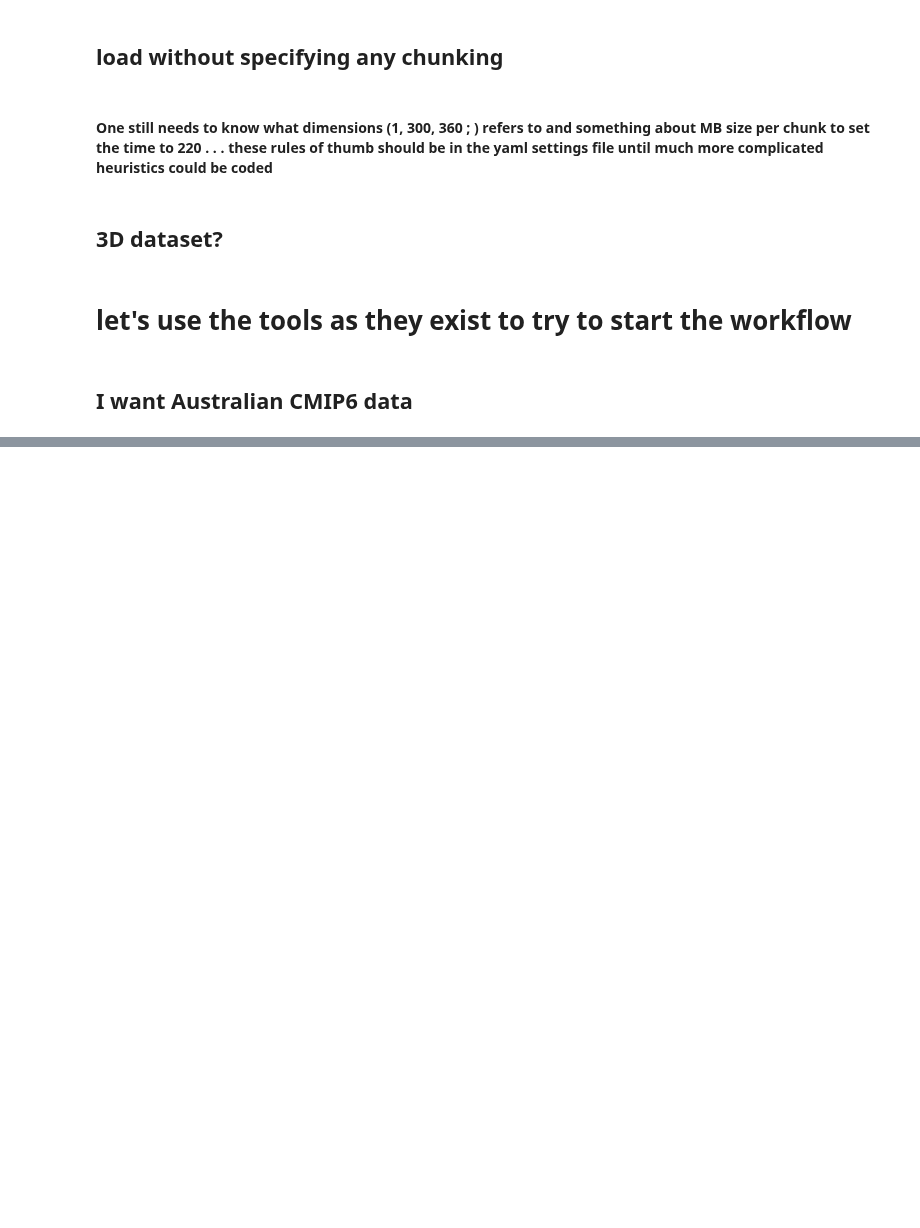
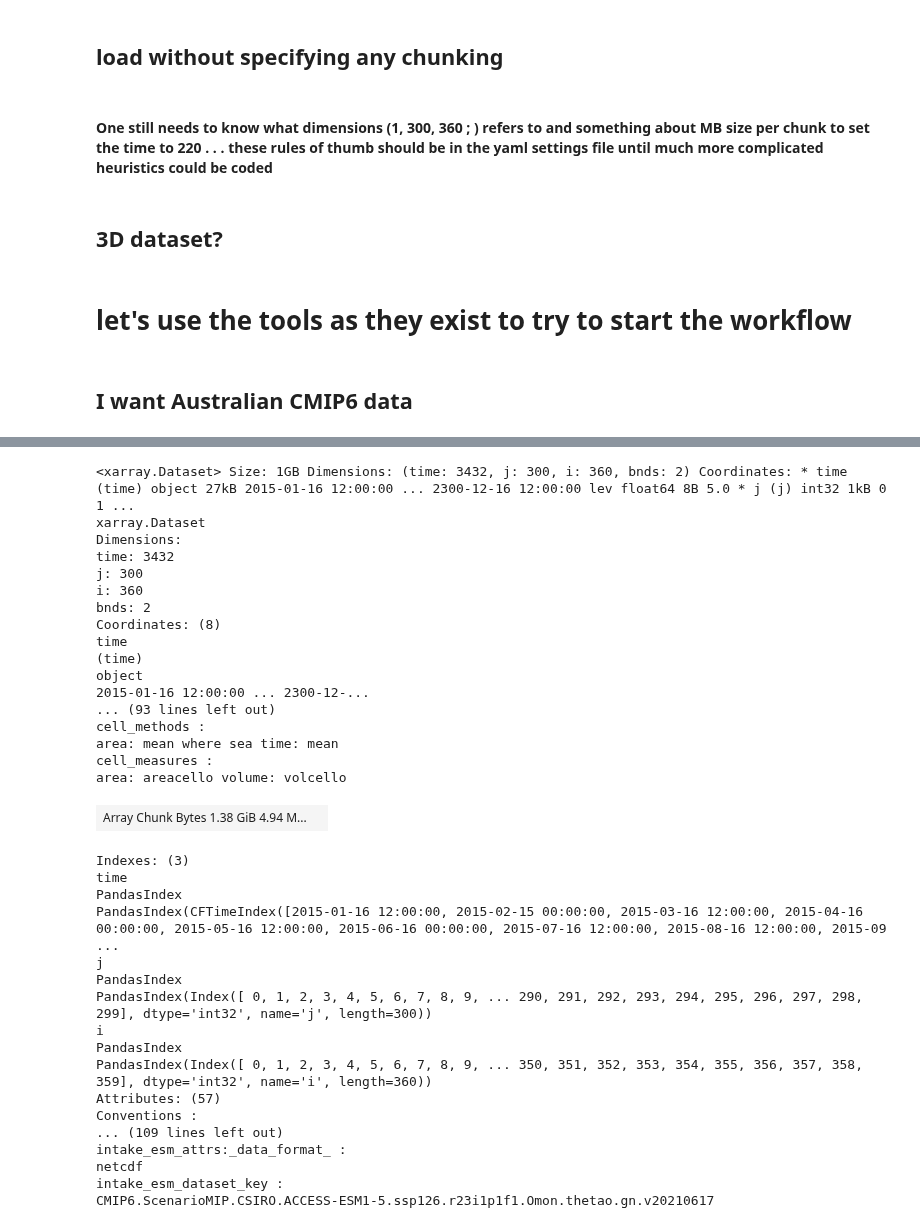
Before and after one commit to Thomas-Moore-Creative/ACDtools, a Jupyter notebook: notebooks/acdtools-dev-sandbox.ipynb, the cells around one changed output, grey strips where cells are left out. Drawn from its saved outputs; the diff is of its cells as text; code cells hidden in the pictures; blank space fills up the shorter version.

```diff
--- a/notebooks/acdtools-dev-sandbox.ipynb
+++ b/notebooks/acdtools-dev-sandbox.ipynb
@@ -311,0 +294,39 @@ for experiment_id, node in CSEPTA_datatree.items():
+# %%
+data = ds_ESM15_esorted.isel({'lev':0,'member':0})
+data
+# %% [output]
+<xarray.Dataset> Size: 1GB Dimensions: (time: 3432, j: 300, i: 360, bnds: 2) Coordinates: * time (time) object 27kB 2015-01-16 12:00:00 ... 2300-12-16 12:00:00 lev float64 8B 5.0 * j (j) int32 1kB 0 1 ...
+xarray.Dataset
+Dimensions:
+time: 3432
+j: 300
+i: 360
+bnds: 2
+Coordinates: (8)
+time
+(time)
+object
+2015-01-16 12:00:00 ... 2300-12-...
+... (93 lines left out)
+cell_methods :
+area: mean where sea time: mean
+cell_measures :
+area: areacello volume: volcello
+| Array Chunk Bytes 1.38 GiB 4.94 M... |  |
+Indexes: (3)
+time
+PandasIndex
+PandasIndex(CFTimeIndex([2015-01-16 12:00:00, 2015-02-15 00:00:00, 2015-03-16 12:00:00, 2015-04-16 00:00:00, 2015-05-16 12:00:00, 2015-06-16 00:00:00, 2015-07-16 12:00:00, 2015-08-16 12:00:00, 2015-09 ...
+j
+PandasIndex
+PandasIndex(Index([ 0, 1, 2, 3, 4, 5, 6, 7, 8, 9, ... 290, 291, 292, 293, 294, 295, 296, 297, 298, 299], dtype='int32', name='j', length=300))
+i
+PandasIndex
+PandasIndex(Index([ 0, 1, 2, 3, 4, 5, 6, 7, 8, 9, ... 350, 351, 352, 353, 354, 355, 356, 357, 358, 359], dtype='int32', name='i', length=360))
+Attributes: (57)
+Conventions :
+... (109 lines left out)
+intake_esm_attrs:_data_format_ :
+netcdf
+intake_esm_dataset_key :
+CMIP6.ScenarioMIP.CSIRO.ACCESS-ESM1-5.ssp126.r23i1p1f1.Omon.thetao.gn.v20210617
```
Also changed, not shown: parts of 22 cells of this notebook, 1 other file.
